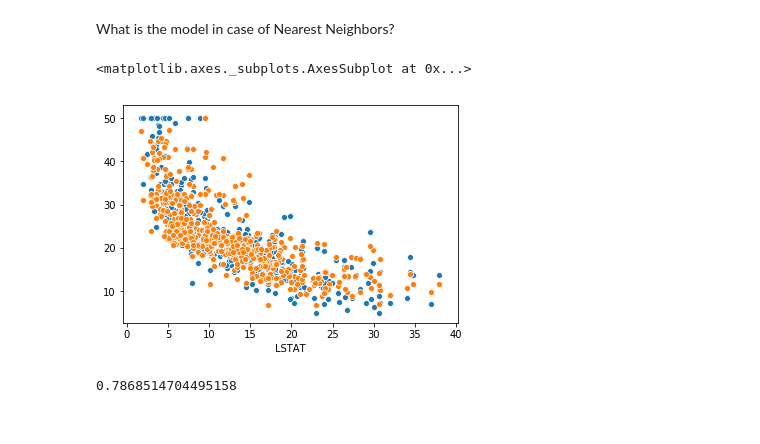
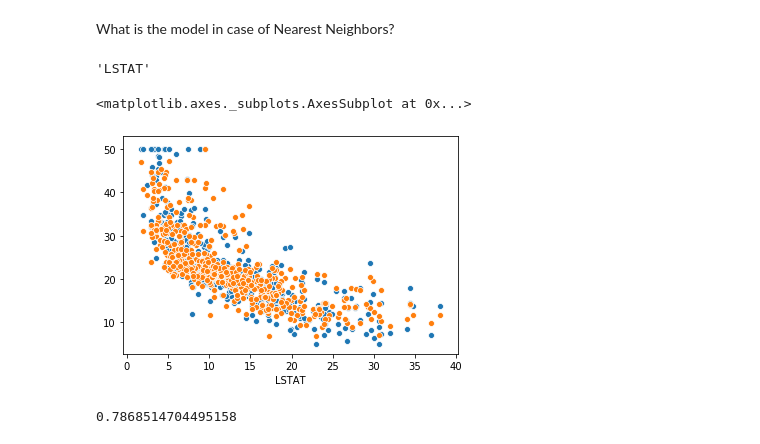
Before and after one commit to neoengineer/spring2020, a Jupyter notebook: 04/Week4.ipynb, the cells around one changed output. Cells and saved outputs as stored; diff of their text form; code cells hidden in the pictures.

```diff
--- a/04/Week4.ipynb
+++ b/04/Week4.ipynb
@@ -452,12 +485,16 @@ What is the model in case of Nearest Neighbors?
 y_pred_nn = nnr.predict(X)
 # %%
 varname = d.columns[12]
+# %%
+varname
+# %% [output]
+'LSTAT'
 # %%
-sb.scatterplot(d[varname], y)
-sb.scatterplot(d[varname], y_pred_nn)
+sns.scatterplot(d[varname], y)
+sns.scatterplot(d[varname], y_pred_nn)
 # %% [output]
 <matplotlib.axes._subplots.AxesSubplot at 0x...>
-[figure, old version]
+[figure, new version]
 # %%
 nnr.score(X, y)
 # %% [output]
```
Also changed, not shown: parts of 14 cells of this notebook, 1 other file.
